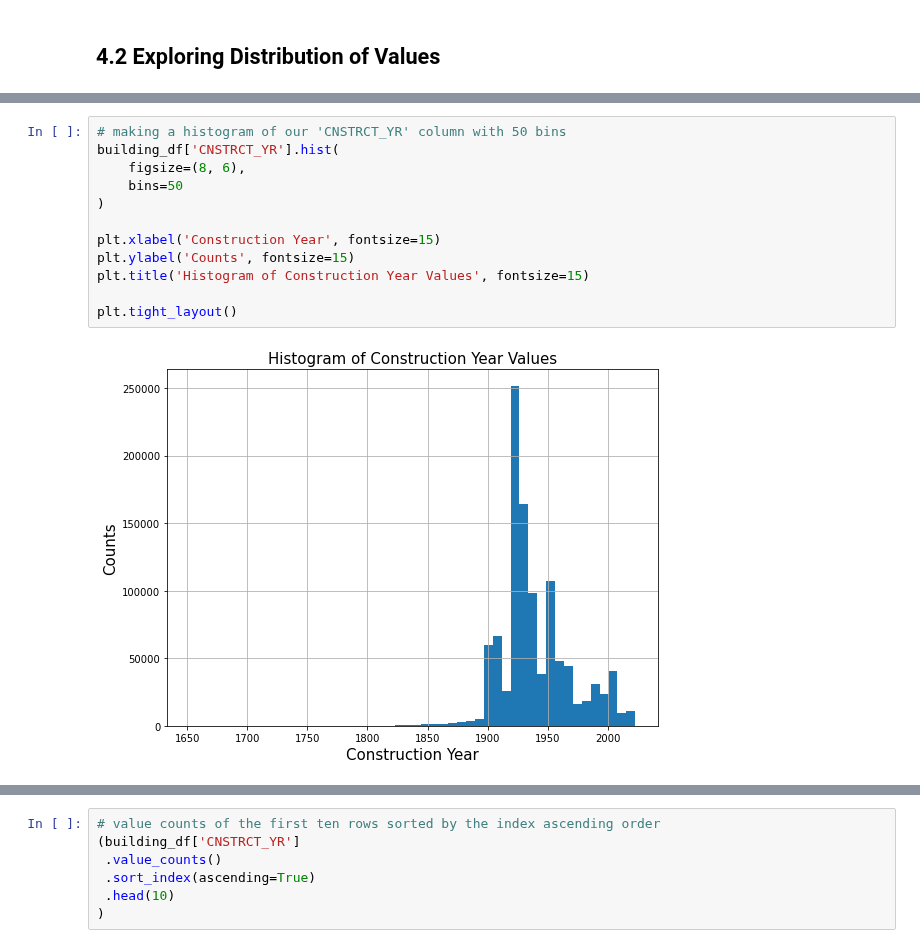
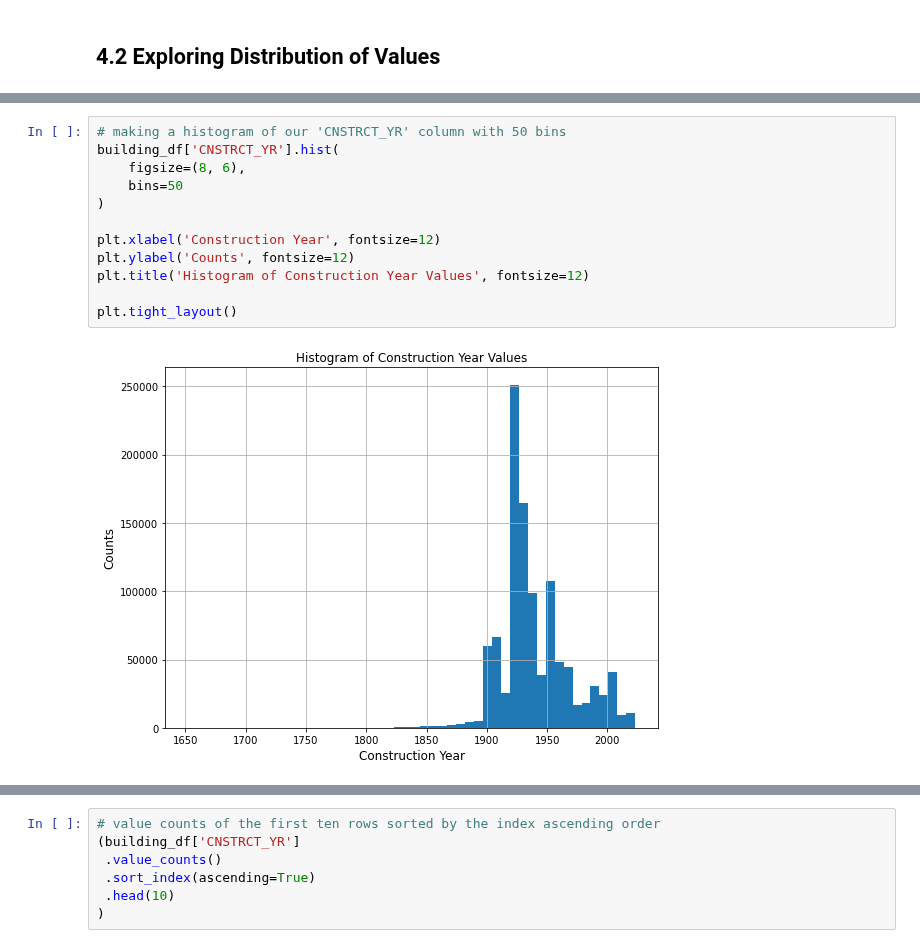
Before and after one commit to mebauer/data-analysis-using-python, a Jupyter notebook: 2-data-inspection-cleaning-wrangling.ipynb, the cells around one changed output, grey strips where cells are left out. Saved outputs shown, nothing was run; the diff lists cells and outputs as text.

```diff
--- a/2-data-inspection-cleaning-wrangling.ipynb
+++ b/2-data-inspection-cleaning-wrangling.ipynb
@@ -705,14 +722,14 @@ plt.tight_layout()
 # %%
 # making a histogram of our 'CNSTRCT_YR' column with 50 bins
 building_df['CNSTRCT_YR'].hist(
     figsize=(8, 6),
     bins=50
 )
 
-plt.xlabel('Construction Year', fontsize=15)
-plt.ylabel('Counts', fontsize=15)
-plt.title('Histogram of Construction Year Values', fontsize=15)
+plt.xlabel('Construction Year', fontsize=12)
+plt.ylabel('Counts', fontsize=12)
+plt.title('Histogram of Construction Year Values', fontsize=12)
 
 plt.tight_layout()
 # %% [output]
-[figure, old version]
+[figure, new version]
```
Also changed, not shown: parts of 52 cells of this notebook.
